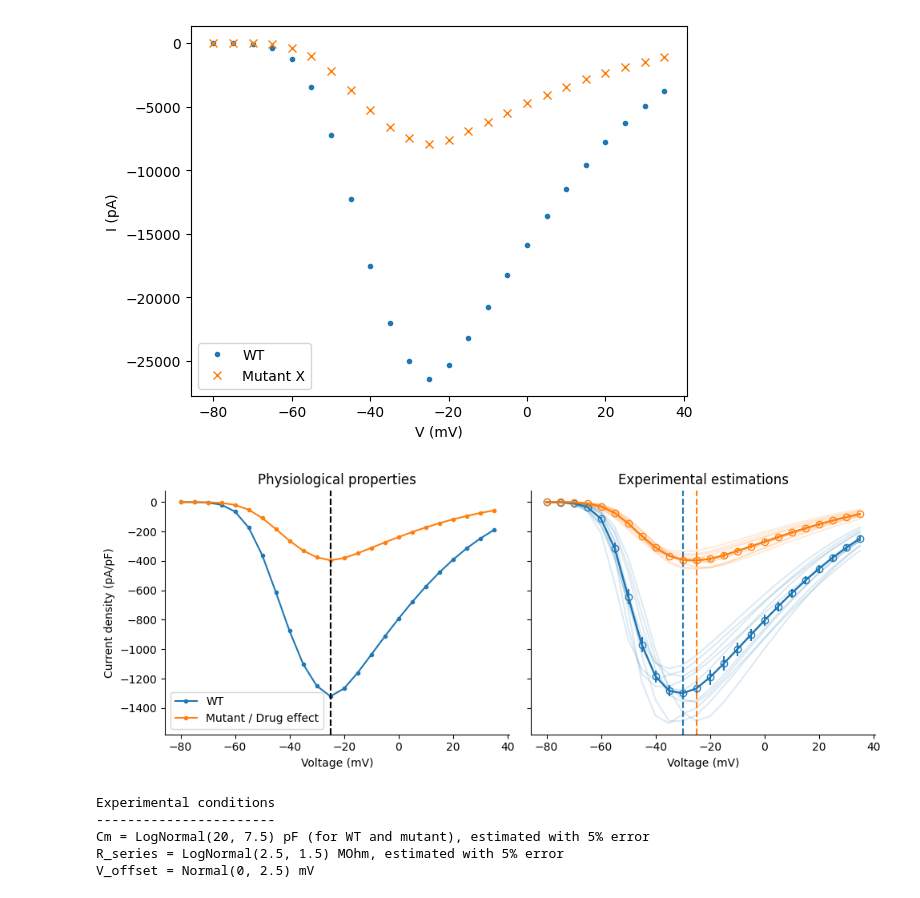
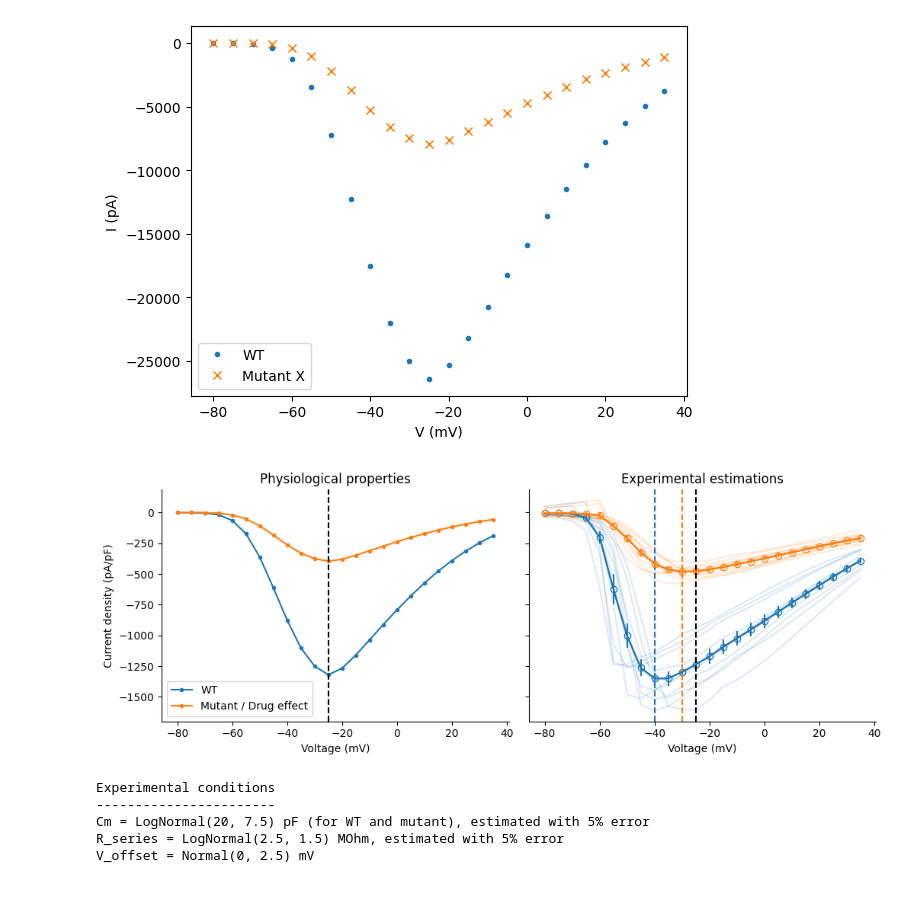
Before and after one commit to CardiacModelling/nav-artefact-model, a Jupyter notebook: sandbox/mutant-issue.ipynb, the cells around one changed output. Saved outputs shown, nothing was run; the diff lists cells and outputs as text; code cells hidden in the pictures.

```diff
--- a/sandbox/mutant-issue.ipynb
+++ b/sandbox/mutant-issue.ipynb
@@ -114,9 +114,11 @@ for i in range(n_repeats):
         'voltage_clamp.C_prs_est': 0,
         'voltage_clamp.g_leak': 0,
         'voltage_clamp.g_leak_est': 0,
+        'voltage_clamp.tau_sum': 40e-3,
+        'voltage_clamp.tau_out': 4e-3,
         'voltage_clamp.alpha_R': alpha,
         'voltage_clamp.alpha_P': alpha,
-    }, verbose=False)
+    }, extra=['voltage_clamp.tau_sum', 'voltage_clamp.tau_out'], verbose=False)
     r = model.simulate([g_WT * cm / cm_WT])
     t, c = protocols.fold(model.times(), r, step_duration, discard=t_hold)
     i_iv, v_iv = protocols.naiv_iv(t, c, dname, is_data=False)
@@ -137,50 +139,52 @@ for i in range(n_repeats):
         'voltage_clamp.C_prs_est': 0,
         'voltage_clamp.g_leak': 0,
         'voltage_clamp.g_leak_est': 0,
+        'voltage_clamp.tau_sum': 40e-3,
+        'voltage_clamp.tau_out': 4e-3,
         'voltage_clamp.alpha_R': alpha,
         'voltage_clamp.alpha_P': alpha,
-    }, verbose=False)
+    }, extra=['voltage_clamp.tau_sum', 'voltage_clamp.tau_out'], verbose=False)
     r = model.simulate([g_mutant * cm / cm_mutant])
     t, c = protocols.fold(model.times(), r, step_duration, discard=t_hold)
     i_iv, v_iv = protocols.naiv_iv(t, c, dname, is_data=False)
     i_iv_mutant.append(np.array(i_iv) / est_cm)
 mean_i_iv_mutant = np.mean(i_iv_mutant, axis=0)
 # %%
-fig, axes = plt.subplots(1, 2, figsize=(10, 4), sharex=True, sharey=True)
+fig, axes = plt.subplots(1, 2, figsize=(10.5, 4), sharex=True, sharey=True)
 
 axes[0].plot(vi_iv, np.array(ii_iv) / cm_WT, marker='.', c='C0', label='WT')
 axes[0].plot(vi_iv, np.array(ii_iv_mutant) / cm_mutant, marker='.', c='C1', label='Mutant / Drug effect')
 true_v = vi_iv[np.argmin(np.array(ii_iv) / cm_WT)]
 axes[0].axvline(true_v, color='k', ls='--')
 axes[0].set_xlabel('Voltage (mV)')
 axes[0].set_ylabel('Current density (pA/pF)')
 axes[0].legend(loc=3)
 axes[0].set_title('Physiological properties')
 
 for i in range(n_repeats):
     axes[1].plot(vi_iv, i_iv_WT[i], 'C0', alpha=0.15)
     axes[1].plot(vi_iv, i_iv_mutant[i], 'C1', alpha=0.15)
 axes[1].plot(vi_iv, mean_i_iv_WT, 'C0', marker='o', mfc='none')
 axes[1].errorbar(vi_iv, mean_i_iv_WT, yerr=sem(i_iv_WT), c='C0')
 axes[1].axvline(vi_iv[np.argmin(mean_i_iv_WT)], color='C0', ls='--')
 
 axes[1].plot(vi_iv, mean_i_iv_mutant, 'C1', marker='o', mfc='none')
 axes[1].errorbar(vi_iv, mean_i_iv_mutant, yerr=sem(i_iv_mutant), c='C1')
 axes[1].axvline(vi_iv[np.argmin(mean_i_iv_mutant)], color='C1', ls='--')
 
-axes[0].axvline(true_v, color='k', ls='--')
+axes[1].axvline(true_v, color='k', ls='--')
 
 axes[1].set_xlabel('Voltage (mV)')
 axes[1].set_title('Experimental estimations')
 
 for ax in axes:
     ax.spines['top'].set_visible(False)
     ax.spines['right'].set_visible(False)
 
 fig.tight_layout()
 fig.savefig('mutant-issue.pdf', format='pdf')
 # %% [output]
-[figure, old version]
+[figure, new version]
 # %%
 print(f'''
 Experimental conditions
```
Also changed, not shown: 1 other file.
